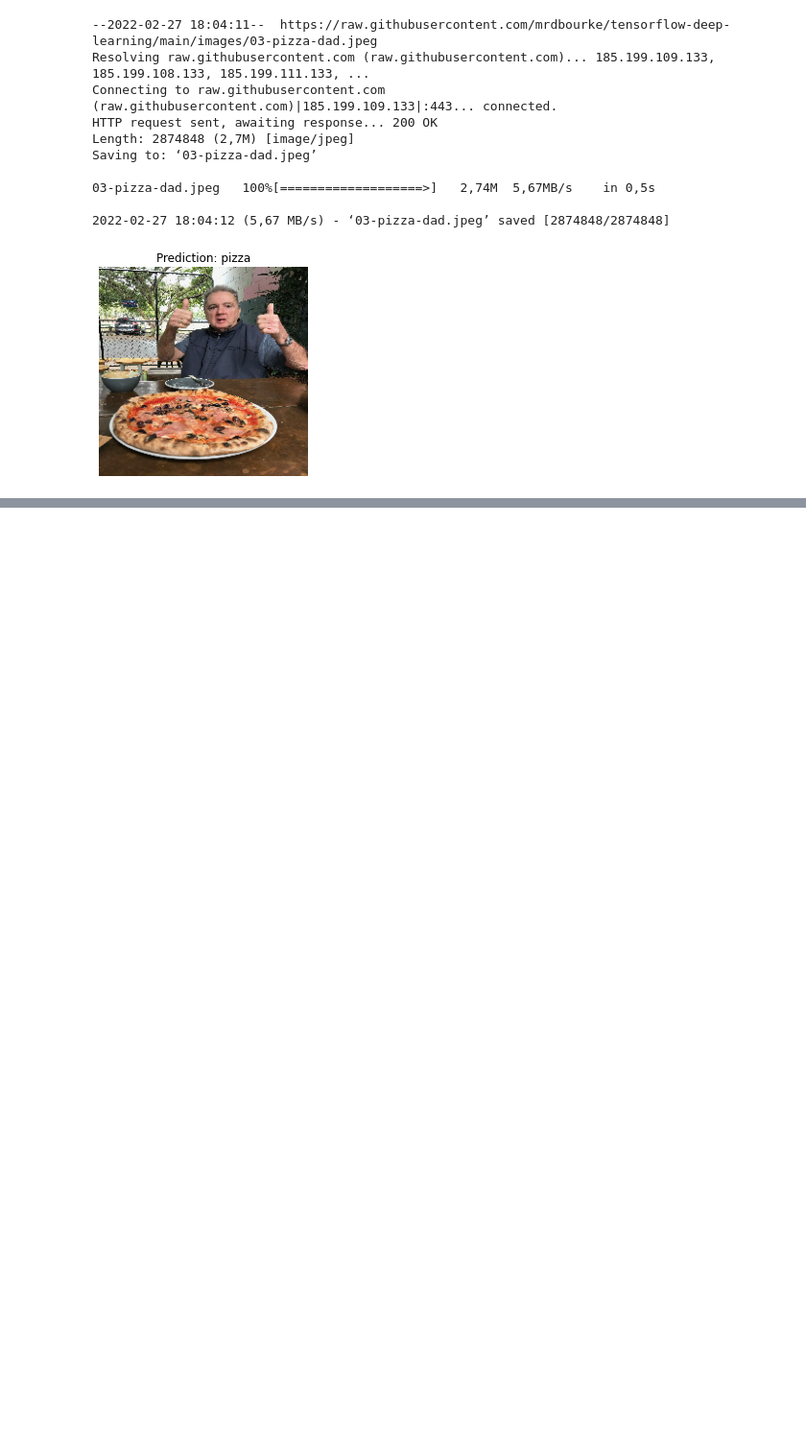
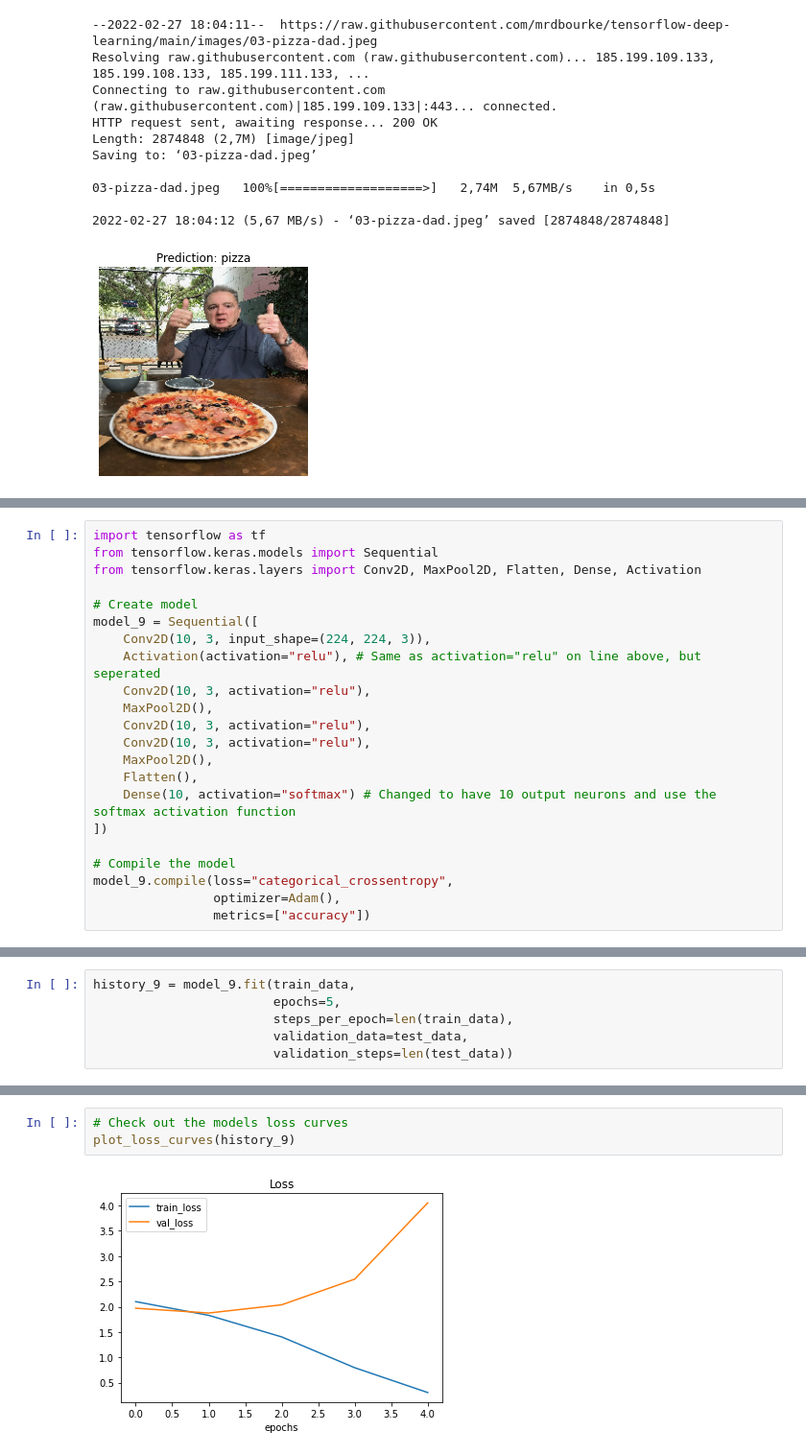
Before and after one commit to denishartl/introduction-to-tensorflow, a Jupyter notebook: 03_introduction_to_computer_vision_with_tensorflow.ipynb, the cells around one changed output, grey strips where cells are left out. Shown at 96% size. Saved outputs shown, nothing was run; the diff lists cells and outputs as text; blank space fills up the shorter version.

```diff
--- a/03_introduction_to_computer_vision_with_tensorflow.ipynb
+++ b/03_introduction_to_computer_vision_with_tensorflow.ipynb
@@ -1104,0 +1212,22 @@ Saving to: ‘03-pizza-dad.jpeg’
+# %%
+import tensorflow as tf
+from tensorflow.keras.models import Sequential
+from tensorflow.keras.layers import Conv2D, MaxPool2D, Flatten, Dense, Activation
+
+# Create model
+model_9 = Sequential([
+    Conv2D(10, 3, input_shape=(224, 224, 3)),
+    Activation(activation="relu"), # Same as activation="relu" on line above, but seperated
+    Conv2D(10, 3, activation="relu"),
+    MaxPool2D(),
+    Conv2D(10, 3, activation="relu"),
+    Conv2D(10, 3, activation="relu"),
+    MaxPool2D(),
+    Flatten(),
+    Dense(10, activation="softmax") # Changed to have 10 output neurons and use the softmax activation function
+])
+
+# Compile the model
+model_9.compile(loss="categorical_crossentropy",
+                optimizer=Adam(),
+                metrics=["accuracy"])
@@ -1104,0 +1249,6 @@ Saving to: ‘03-pizza-dad.jpeg’
+# %%
+history_9 = model_9.fit(train_data,
+                        epochs=5,
+                        steps_per_epoch=len(train_data),
+                        validation_data=test_data,
+                        validation_steps=len(test_data))
@@ -1104,0 +1276,5 @@ Saving to: ‘03-pizza-dad.jpeg’
+# %%
+# Check out the models loss curves
+plot_loss_curves(history_9)
+# %% [output]
+[figure, added]
```
Also changed, not shown: parts of 51 cells of this notebook, 8 other files.
